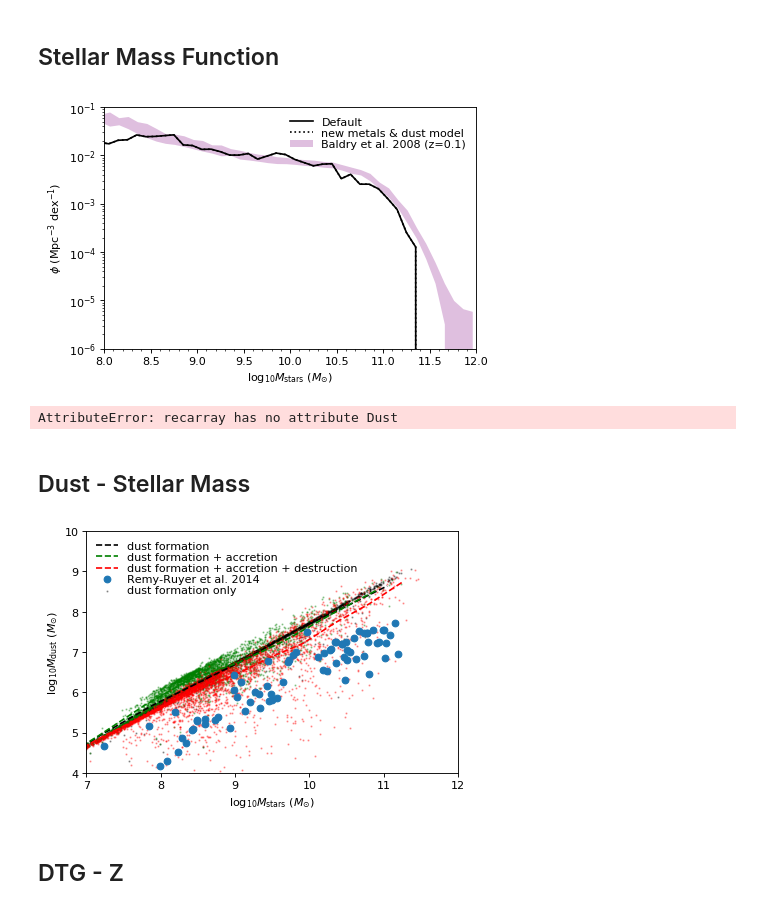
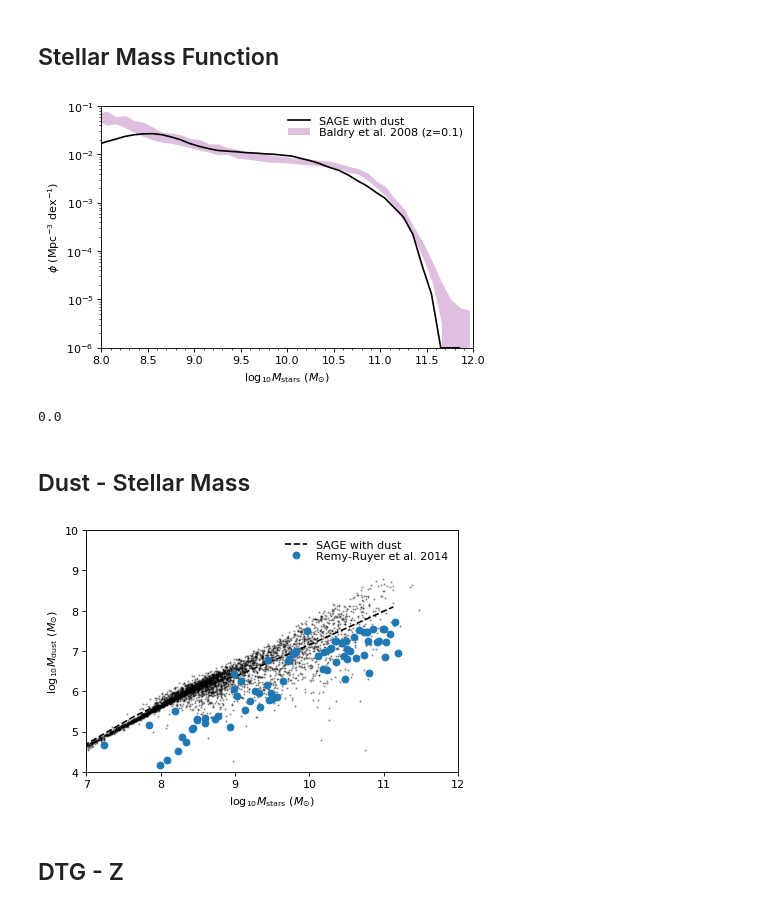
Before and after one commit to darrencroton/sage, a Jupyter notebook: analysis/allresults.ipynb, the cells around one changed output. Cells and saved outputs as stored; diff of their text form; code cells hidden in the pictures.

Commit message:
changed minimum cold gas mass for metal formation. updated allresults

```diff
--- a/analysis/allresults.ipynb
+++ b/analysis/allresults.ipynb
@@ -216,9 +214,9 @@ def read_one_file(name, Galdesc):
     G = G.view(recarray)
     return G
 # %%
-Galdesc = galdtype()
-Galdesc1 = galdtype1()
-Galdesc2 = galdtype2()
+Galdesc = galdtype1()
+#Galdesc1 = galdtype1()
+#Galdesc2 = galdtype2()
 
 for i in range(len(redshift)):
     G_snap = []
@@ -228,9 +226,13 @@ for i in range(len(redshift)):
 
     for k in range(firstfile, lastfile+1):
         name = (directory+filename+'_z'+f'{redshift[i]:.3f}'+'_'+f'{k}')
-        G = read_one_file(name, Galdesc1)
+        G = read_one_file(name, Galdesc)
         G_snap.extend(G)
-    for j in range(firstfile, lastfile+1):
+
+    G_snap = np.array(G_snap)
+    G_snap = G_snap.view(recarray)
+'''
+        for j in range(firstfile, lastfile+1):
         name1 = (directory1+filename+'_z'+f'{redshift[i]:.3f}'+'_'+f'{j}')
         #snapshot 0 = redshift 127, snapshot 63 = redshift 0
         G1 = read_one_file(name1, Galdesc1)
@@ -241,9 +243,8 @@ for i in range(len(redshift)):
         G2 = read_one_file(name2, Galdesc2)
         G_snap2.extend(G2)
 
-    G_snap = np.array(G_snap)
     G_snap1 = np.array(G_snap1)
-    G_snap = G_snap.view(recarray)
     G_snap1 = G_snap1.view(recarray)
     G_snap2 = np.array(G_snap2)
     G_snap2 = G_snap2.view(recarray)
+'''
@@ -263,8 +266,8 @@ binwidth = 0.1
 
 w = np.where(G_snap.StellarMass > 0.0)[0]
 mass = np.log10(G_snap.StellarMass[w] * 1.e10 / Hubble_h)
-w1 = np.where(G_snap1.StellarMass > 0.0)[0]
-mass1 = np.log10(G_snap1.StellarMass[w1] * 1.e10 / Hubble_h)
+#w1 = np.where(G_snap1.StellarMass > 0.0)[0]
+#mass1 = np.log10(G_snap1.StellarMass[w1] * 1.e10 / Hubble_h)
 
 mi = np.floor(min(mass)) - 2
 #ma = np.floor(max(mass)) + 2
@@ -272,14 +275,14 @@ ma = 14
 NB = int((ma - mi) / binwidth)
 
 (counts, binedges) = np.histogram(mass, range=(mi, ma), bins=NB)
-(counts1, binedges1) = np.histogram(mass1, range=(mi, ma), bins=NB)
+#(counts1, binedges1) = np.histogram(mass1, range=(mi, ma), bins=NB)
 
 # Set the x-axis values to be the centre of the bins
 xaxeshisto = binedges[:-1] + 0.5 * binwidth
-xaxeshisto1 = binedges1[:-1] + 0.5 * binwidth
+#xaxeshisto1 = binedges1[:-1] + 0.5 * binwidth
 
-plt.plot(xaxeshisto, counts / (BoxSize/Hubble_h)**3 / binwidth, 'k-', label='Default')
-plt.plot(xaxeshisto1, counts1/ (BoxSize/Hubble_h)**3 / binwidth, 'k:', label='new metals & dust model')
+plt.plot(xaxeshisto, counts / (BoxSize/Hubble_h)**3 / binwidth, 'k-', label='SAGE with dust')
+#plt.plot(xaxeshisto1, counts1/ (BoxSize/Hubble_h)**3 / binwidth, 'k:', label='new metals & dust model')
 
 # Baldry+ 2008 modified data used for the MCMC fitting
 Baldry = np.array([
@@ -356,10 +359,10 @@ leg.draw_frame(False)  # Don't want a box frame
 for t in leg.get_texts():  # Reduce the size of the text
     t.set_fontsize('medium')
 
-#plt.savefig('plots/SMF-dust.png')
+plt.savefig('SMF-dust.png')
 plt.show()
 # %% [output]
-[figure, old version]
+[figure, new version]
 # %%
 HI_rr, Z_rr, H2_rr, atomic_rr, logdust_rr, logstar_rr = np.loadtxt('remy-ruyer.master.dat', usecols=(1,3,4,6,8,9), unpack=True)
 gas = atomic_rr * (HI_rr + H2_rr)
@@ -372,74 +375,44 @@ DTG_rr = np.log10(dust_rr[w] / gas[w])
 logstar_rr = logstar_rr[w]
 logdust_rr = logdust_rr[w]
 # %%
-#w = np.where(G_snap.Dust > 0)[0]
-w1 = np.where(G_snap1.Dust > 0)[0]
-min(G_snap2.Dust)
+w1 = np.where(G_snap.Dust > 0)[0]
+min(G_snap.Dust)
 # %% [output]
-AttributeError: recarray has no attribute Dust
+0.0
 # %% [markdown]
 ## Dust - Stellar Mass
 # %%
 plt.figure()
 ax = plt.subplot(111)
 
 w = np.where((G_snap.StellarMass > 0) & (G_snap.Dust > 0))[0]
 if(len(w) > dilute): w = sample(list(w), dilute)
 mass = np.log10(G_snap.StellarMass[w] * 1.e10 / Hubble_h)
 dust = np.log10(G_snap.Dust[w] * 1.e10 / Hubble_h)
 
 total_bins = 20
 bins = np.linspace(mass.min(), mass.max(), total_bins)
 delta = bins[1]-bins[0]
 idx = np.digitize(mass, bins)
 tesmedian = [np.median(dust[idx==k]) for k in range(total_bins)]
 
-plt.scatter(mass, dust, marker='o', s=1, c='k', alpha=0.3, label='dust formation only')
-plt.plot(bins-delta/2, tesmedian, 'k--', label='dust formation')
-
-w = np.where((G_snap1.StellarMass > 0) & (G_snap1.Dust > 0))[0]
-if(len(w) > dilute): w = sample(list(w), dilute)
-mass = np.log10(G_snap1.StellarMass[w] * 1.e10 / Hubble_h)
-dust = np.log10(G_snap1.Dust[w] * 1.e10 / Hubble_h)
-
-total_bins = 20
-bins = np.linspace(mass.min(), mass.max(), total_bins)
-delta = bins[1]-bins[0]
-idx = np.digitize(mass, bins)
-tesmedian = [np.median(dust[idx==k]) for k in range(total_bins)]
-
-plt.scatter(mass, dust, marker='o', s=1, c='g', alpha=0.3)
-plt.plot(bins-delta/2, tesmedian, 'g--', label='dust formation + accretion')
-
-
-w = np.where((G_snap2.StellarMass > 0) & (G_snap2.ColdDust > 0))[0]
-if(len(w) > dilute): w = sample(list(w), dilute)
-mass = np.log10(G_snap2.StellarMass[w] * 1.e10 / Hubble_h)
-dust = np.log10(G_snap2.ColdDust[w] * 1.e10 / Hubble_h)
-
-total_bins = 20
-bins = np.linspace(mass.min(), mass.max(), total_bins)
-delta = bins[1]-bins[0]
-idx = np.digitize(mass, bins)
-tesmedian = [np.median(dust[idx==k]) for k in range(total_bins)]
-
-plt.scatter(mass, dust, marker='o', s=1, c='r', alpha=0.3)
-plt.plot(bins-delta/2, tesmedian, 'r--', label='dust formation + accretion + destruction')
+plt.scatter(mass, dust, marker='o', s=1, c='k', alpha=0.3)
+plt.plot(bins-delta/2, tesmedian, 'k--', label='SAGE with dust')
 
 plt.plot(logstar_rr, logdust_rr, 'o', label='Remy-Ruyer et al. 2014')
 plt.xlim(7, 12)
 plt.ylim(4, 10)
 plt.xlabel(r'$\log_{10} M_{\mathrm{stars}}\ (M_{\odot})$')  # and the x-axis labels
 plt.ylabel(r'$\log_{10} M_{\mathrm{dust}}\ (M_{\odot})$')  # and the x-axis labels
 
 leg = plt.legend(loc=0, numpoints=1, labelspacing=0.1)
 leg.draw_frame(False)  # Don't want a box frame
 for t in leg.get_texts():  # Reduce the size of the text
     t.set_fontsize('medium')
 
-#plt.savefig('plots/dust-mass.png')
+plt.savefig('dust-mass.png')
 # %% [output]
-[figure, old version]
+[figure, new version]
 # %% [markdown]
 ## DTG - Z
 # %%
```
Also changed, not shown: parts of 8 cells of this notebook, 1 other file.
